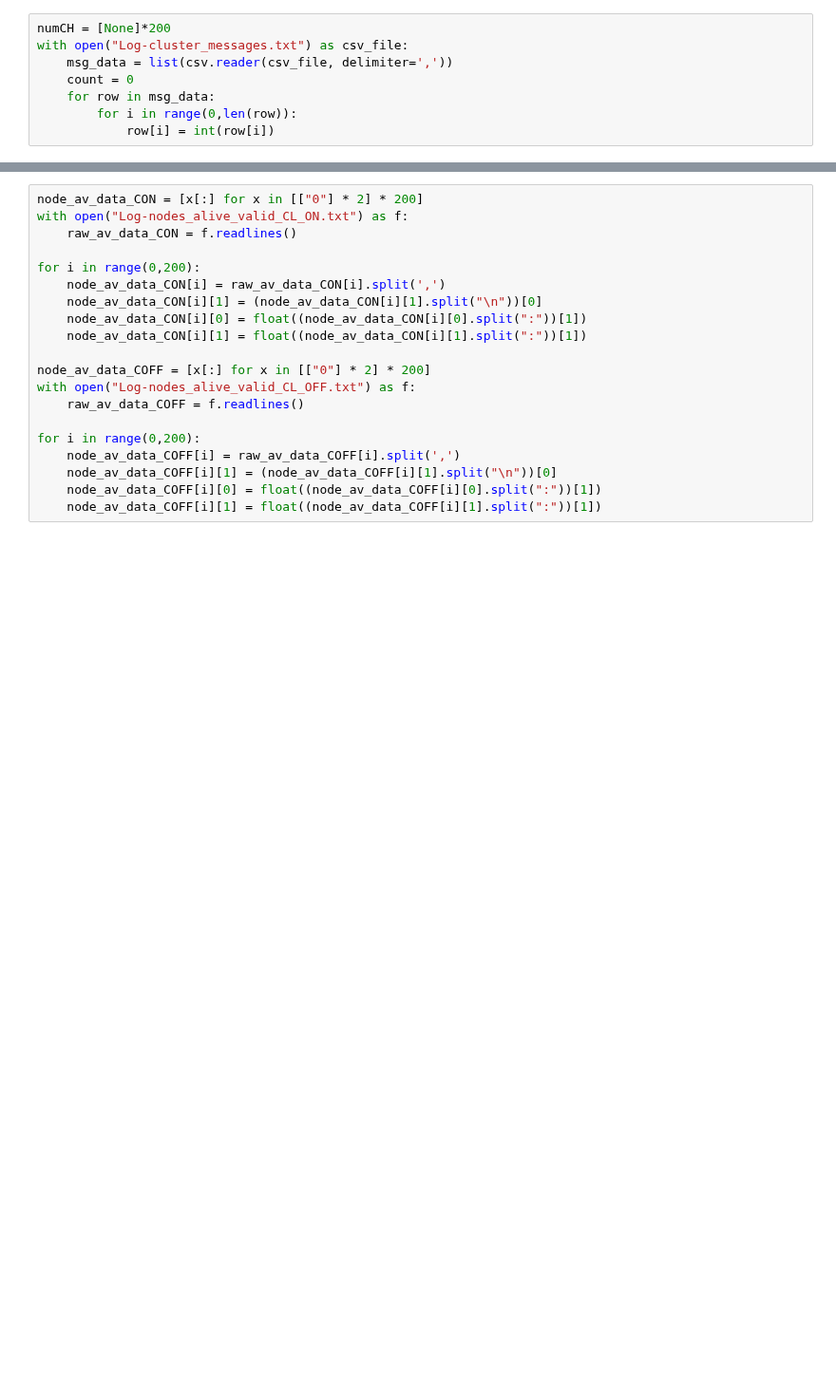
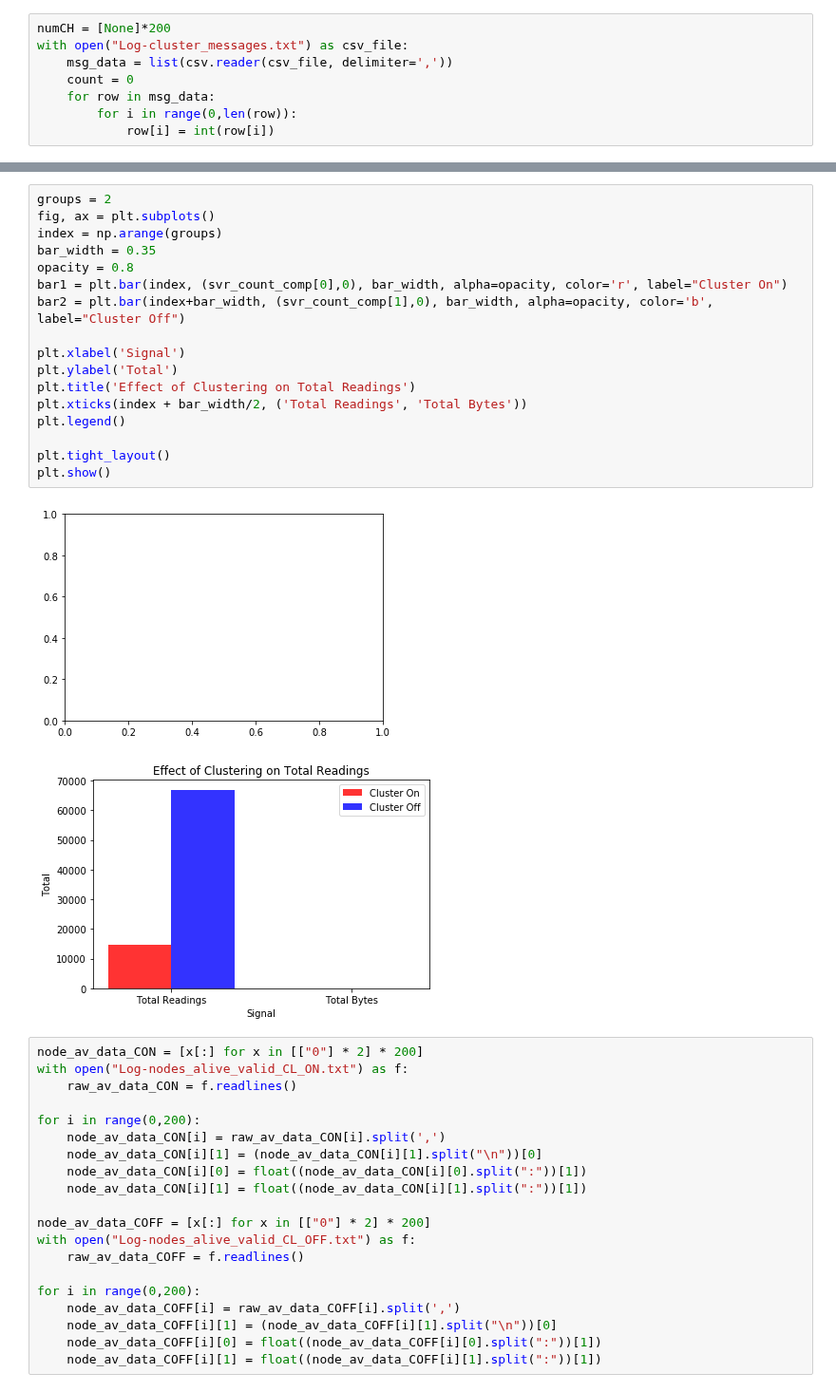
Before and after one commit to ptrick9/CPS_Simulator, a Jupyter notebook: ClusterStats.ipynb, the cells around one changed output, grey strips where cells are left out. Shown at 95% size. Saved outputs shown, nothing was run; the diff lists cells and outputs as text; blank space fills up the shorter version.

```diff
--- a/ClusterStats.ipynb
+++ b/ClusterStats.ipynb
@@ -90,3 +163,23 @@ plt.show()
+# %%
+groups = 2
+fig, ax = plt.subplots()
+index = np.arange(groups)
+bar_width = 0.35
+opacity = 0.8
+bar1 = plt.bar(index, (svr_count_comp[0],0), bar_width, alpha=opacity, color='r', label="Cluster On")
+bar2 = plt.bar(index+bar_width, (svr_count_comp[1],0), bar_width, alpha=opacity, color='b', label="Cluster Off")
+
+plt.xlabel('Signal')
+plt.ylabel('Total')
+plt.title('Effect of Clustering on Total Readings')
+plt.xticks(index + bar_width/2, ('Total Readings', 'Total Bytes'))
+plt.legend()
+
+plt.tight_layout()
+plt.show()
+# %% [output]
+[figure, added]
+[figure, added]
 # %%
 node_av_data_CON = [x[:] for x in [["0"] * 2] * 200]
 with open("Log-nodes_alive_valid_CL_ON.txt") as f:
```
Also changed, not shown: parts of 7 cells of this notebook, 4 other files.
